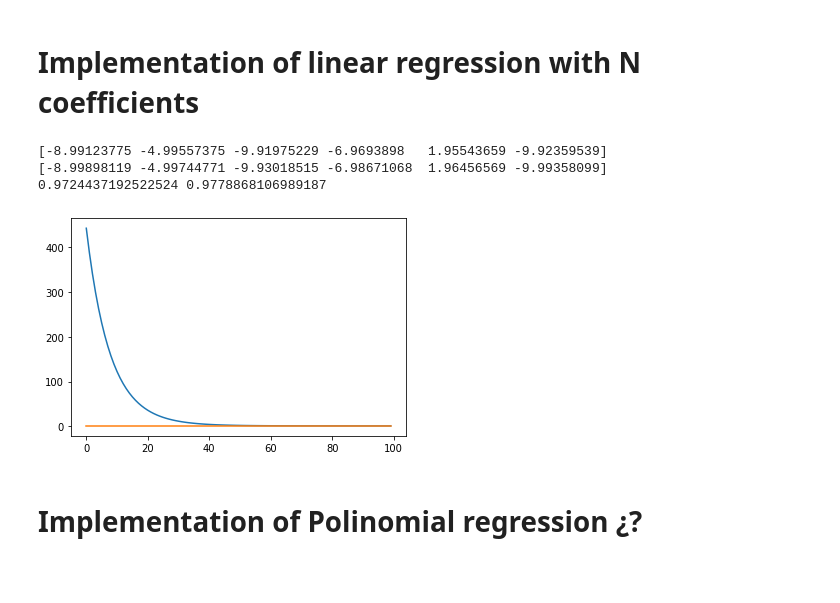
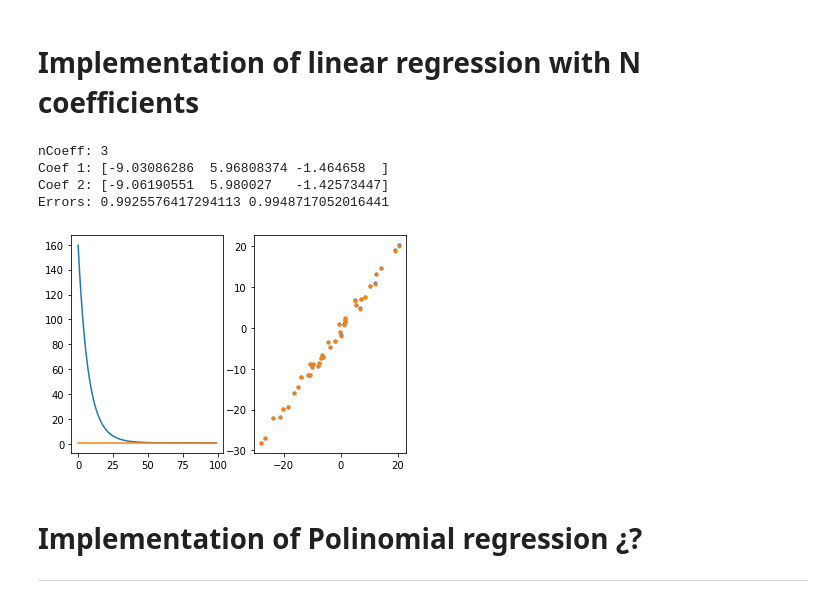
Before and after one commit to Tizartijo/LearnPhy_ML, a Jupyter notebook: Gradient_descent.ipynb, the cells around one changed output. Cells and saved outputs as stored; diff of their text form; code cells hidden in the pictures; blank space fills up the shorter version.

```diff
--- a/Gradient_descent.ipynb
+++ b/Gradient_descent.ipynb
@@ -74,51 +78,65 @@ def batch_grad_desc(X,y,coef,alfa=0.05,nV=100):
 
   return coef,E
 
+def ordinary_least_squares(X, y):
+  # Compute theta_hat using OLS
+  theta_hat = np.linalg.inv(X.T @ X) @ X.T @ y
+  return theta_hat
+
 # Linear regression calculation by gradient descent algorithm
-np.random.seed(28)
+# np.random.seed(33)
 
 # Settings
-N    = 1000
-nvar = 5
+N    = 40
+nvar = 2
 nV   = 100
 alfa = 0.05
 
 # Draw x and calculate y
 theta = np.random.randint(-10,10,nvar+1)
+# theta = [0, -2, -3]
 
 X = np.ones((N,nvar+1))
 for nc in range(nvar):
   X[:,nc] = np.random.uniform(-2, 2, N)
 noise = np.random.randn(N)
 y = X @ theta + noise
 
 # Gradient descent algorithm
 coef = np.zeros(nvar+1) # Initial guess
 coef,E = batch_grad_desc(X,y,coef,alfa,nV)
 
 # Compare result with normal linear regression fit
-beta = np.linalg.inv(X.T@X) @ X.T@y
+beta = ordinary_least_squares(X, y)
 
 # Coefficient projection
 yhat1  = X@beta
 yhat2  = X@coef
 
 error1 = np.mean((y-yhat1)**2)
 error2 = np.mean((y-yhat2)**2)
 
-print(coef)
-print(beta)
-print(error1,error2)
+print('nCoeff:',coef.shape[0])
+print('Coef 1:',coef)
+print('Coef 2:',beta)
+print('Errors:',error1,error2)
 
+# Plots
+plt.subplot(1,2,1)
 plt.plot(E)
 plt.plot(np.ones(nV)*error1)
-# plt.plot(y,yhat1,'.')
-# plt.plot(y,yhat2,'.')
+
+plt.subplot(1,2,2)
+plt.plot(y,yhat1,'.')
+plt.plot(y,yhat2,'.')
 plt.show()
 # %% [output]
-[-8.99123775 -4.99557375 -9.91975229 -6.9693898   1.95543659 -9.92359539]
-[-8.99898119 -4.99744771 -9.93018515 -6.98671068  1.96456569 -9.99358099]
-0.9724437192522524 0.9778868106989187
+nCoeff: 3
+Coef 1: [-9.03086286  5.96808374 -1.464658  ]
+Coef 2: [-9.06190551  5.980027   -1.42573447]
+Errors: 0.9925576417294113 0.9948717052016441
-[figure, old version]
+[figure, new version]
 # %% [markdown]
 # Implementation of Polinomial regression ¿?
+
+---
```
Also changed, not shown: parts of 6 cells of this notebook.
